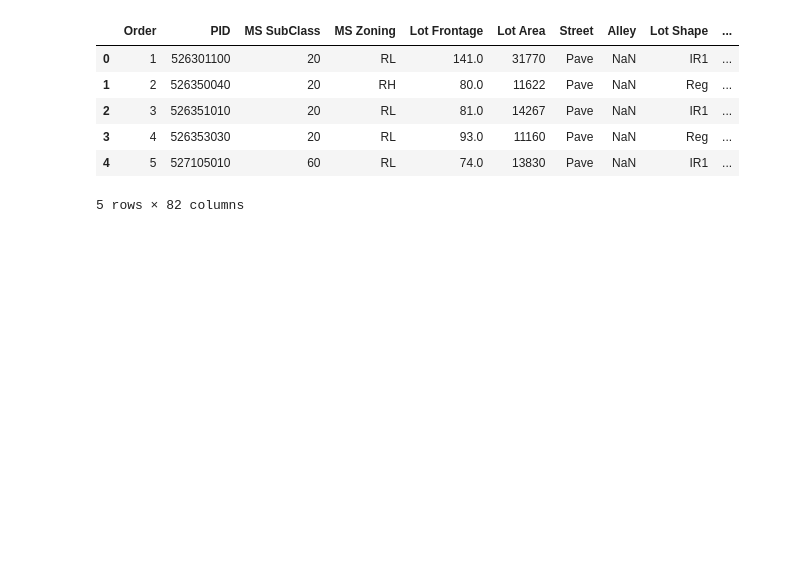
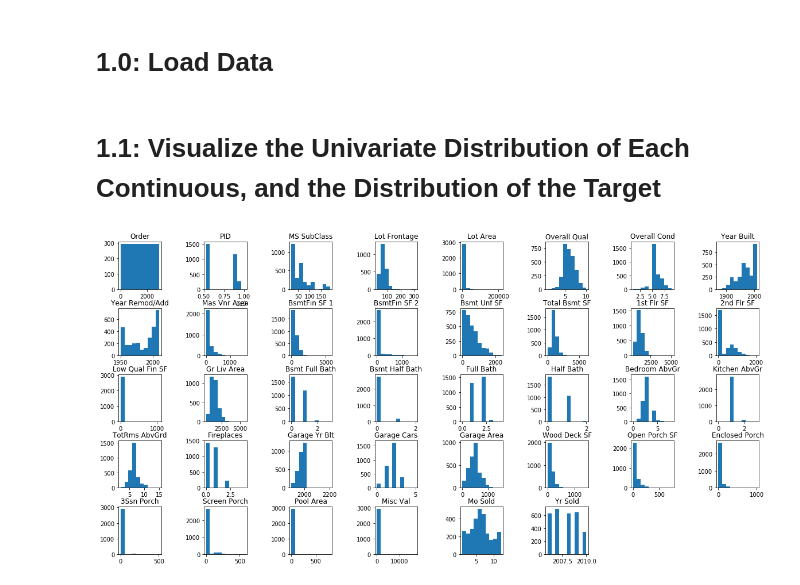
Before and after one commit to aml-spring-19/homework-2-at1217, a Jupyter notebook: task1/Task1.ipynb, the cells around one changed output. Drawn from its saved outputs; the diff is of its cells as text; code cells hidden in the pictures; blank space fills up the shorter version.

```diff
--- a/task1/Task1.ipynb
+++ b/task1/Task1.ipynb
@@ -5,10 +0,0 @@ data = pd.read_excel("AmesHousing.xls")
-# %%
-data.head()
-# %% [output]
-|  | Order | PID | MS SubClass | MS Zoning | Lot Frontage | Lot Area | Street | Alley | Lot Shape | ... |
-| 0 | 1 | 526301100 | 20 | RL | 141.0 | 31770 | Pave | NaN | IR1 | ... |
-| 1 | 2 | 526350040 | 20 | RH | 80.0 | 11622 | Pave | NaN | Reg | ... |
-| 2 | 3 | 526351010 | 20 | RL | 81.0 | 14267 | Pave | NaN | IR1 | ... |
-| 3 | 4 | 526353030 | 20 | RL | 93.0 | 11160 | Pave | NaN | Reg | ... |
-| 4 | 5 | 527105010 | 60 | RL | 74.0 | 13830 | Pave | NaN | IR1 | ... |
-5 rows × 82 columns
@@ -14,0 +26,22 @@ data.head()
+# %% [markdown]
+# 1.0: Load Data
+# %%
+data = pd.read_excel("AmesHousing.xls")
+target = data['SalePrice']
+data= data.drop(['SalePrice'], axis=1)
+df = data.select_dtypes(exclude=['object'])
+categorical = data.select_dtypes(exclude=['int64','float64'])
+categorical_name = list(categorical)
+numeric_features = list(df)
+# %% [markdown]
+# 1.1: Visualize the Univariate Distribution of Each Continuous, and the Distribution of the Target
+# %%
+# Create histogram for each univariate distribution
+fig = plt.figure(figsize=(20,10))
+fig.subplots_adjust(hspace=0.4, wspace=1)
+for i in range(len(df.columns)):
+    ax = fig.add_subplot(5, 8, i+1)
+    ax.hist(df.iloc[:,i])
+    ax.set_title(list(df)[i])
+# %% [output]
+[figure, added]
```
Also changed, not shown: parts of 38 cells of this notebook, 5 other files.
